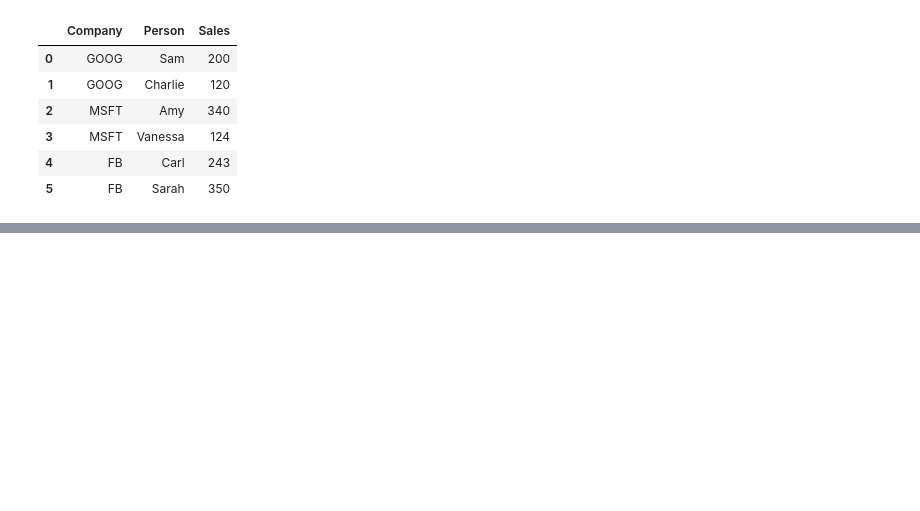
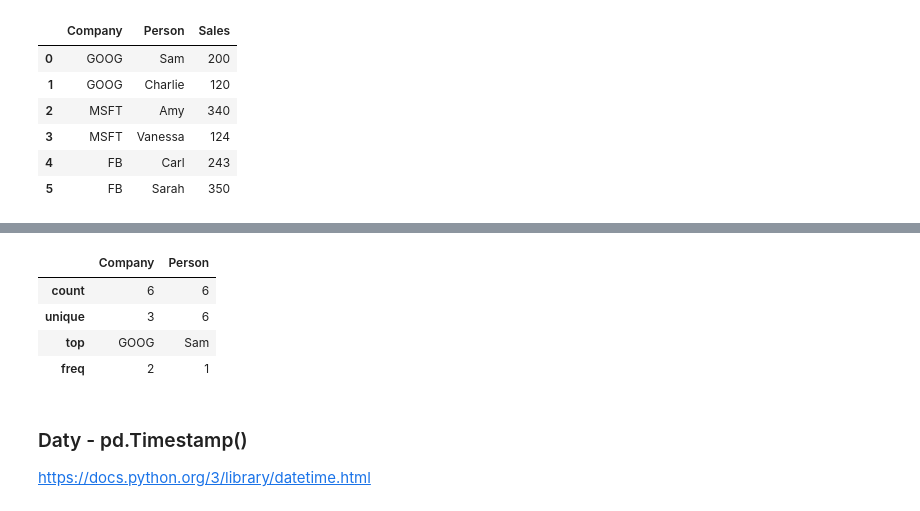
Before and after one commit to tomasz450/Analiza-danych-w-Python-2025-11-17-local, a Jupyter notebook: 3. Pandas/Pandas.ipynb, the cells around one changed output, grey strips where cells are left out. Cells and saved outputs as stored; diff of their text form; code cells hidden in the pictures; blank space fills up the shorter version.

```diff
--- a/3. Pandas/Pandas.ipynb
+++ b/3. Pandas/Pandas.ipynb
@@ -767,0 +793,11 @@ df
+# %%
+df.describe(include='object')
+# %% [output]
+|  | Company | Person |
+| count | 6 | 6 |
+| unique | 3 | 6 |
+| top | GOOG | Sam |
+| freq | 2 | 1 |
+# %% [markdown]
+### Daty - pd.Timestamp()
+https://docs.python.org/3/library/datetime.html
```
Also changed, not shown: parts of 3 cells of this notebook.
